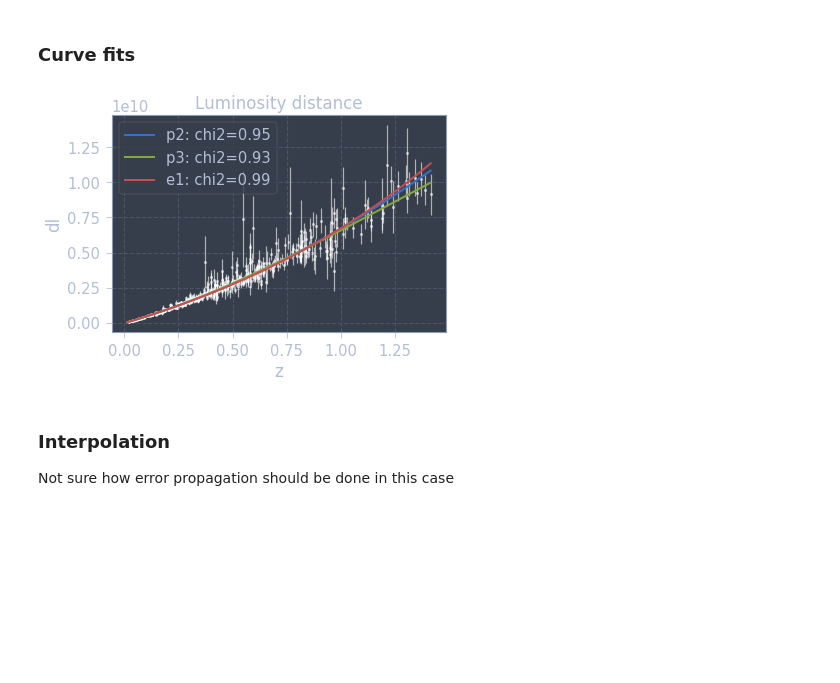
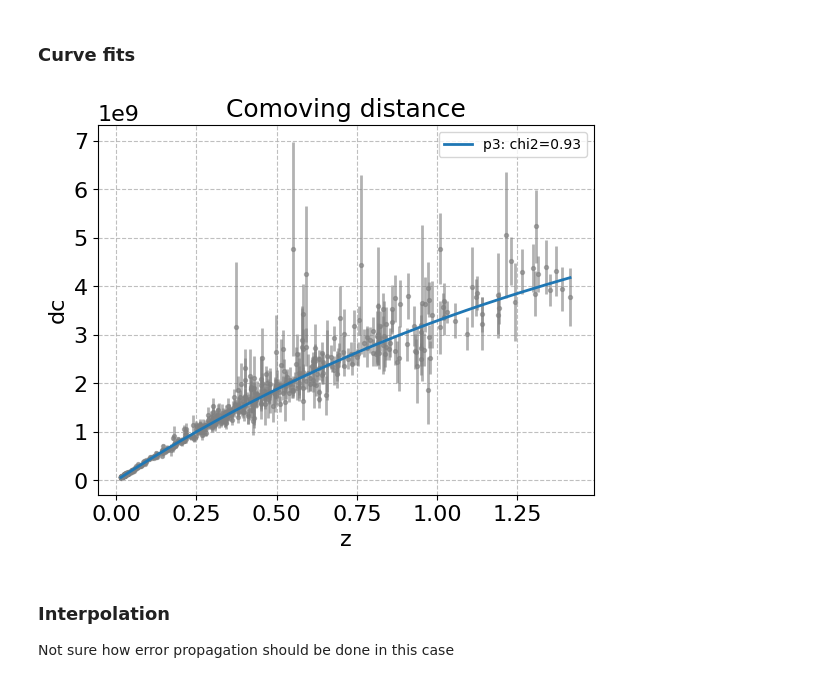
Before and after one commit to modw/isw-from-h, a Jupyter notebook: Getting H(z) from Union catalog.ipynb, the cells around one changed output. Saved outputs shown, nothing was run; the diff lists cells and outputs as text; code cells hidden in the pictures; blank space fills up the shorter version.

```diff
--- a/Getting H(z) from Union catalog.ipynb
+++ b/Getting H(z) from Union catalog.ipynb
@@ -18,6 +17,11 @@ import scipy.optimize as opt
 import scipy.interpolate as itp
 
 %matplotlib inline
+# %%
+# plot style
+import jupyterthemes.jtplot as jtplot
+jtplot.reset()
+plt.style.use('paper')
 # %%
 # reading data and assigning to a pandas dataframe
 # name, redshift, distance modulus, distance modulus error
@@ -67,41 +109,36 @@ plt.title('Luminosity distance');
 ### Curve fits
 # %%
 # curve fit function: returns parameters, covariance matrix of parameters and chi2
-def cfit(f):
-    x, y, y_err = udf[['z','dl','dl_err']].values.T
+def cfit(f,y):
+    """f: function to use for fit;
+    y: str, column to fit for; should have y_err in dataframe"""
+    x, y, y_err = udf[['z',y,y+'_err']].values.T
     popt, pcov = opt.curve_fit(f, x, y, sigma=y_err)
     chi2 = np.sum((f(x,*popt) - y)**2/y_err**2)
     return popt, pcov, chi2
 
 # curve fit plot: plot curve and labels with reduced chi2
-def cf_plot(f , label=None):
-    popt, pcov, chi2 = cfit(f)
+def cf_plot(f, y, label=None):
+    popt, pcov, chi2 = cfit(f,y)
     plt.plot(udf.z,f(udf.z, *popt), lw=2,
              label=label+": chi2={}".format(np.round(chi2/len(udf),decimals=2)))
 
-# fitting functions to test
-def p2(x,c0,c1,c2):
-    return c0 + c1*x + c2*x**2
+# fitting function to test
 
 def p3(x,c0,c1,c2,c3):
     return c0 + c1*x + c2*x**2 + c3*x**3
-
-def e1(x, c0, c1, c2):
-    return c0 + c1*np.exp(c2*x)
 # %%
-# plotting luminosity distance with three fitting functions
+# plotting coming distance with three fitting functions
 # labels show reduced chi square
-udf.plot.scatter(x='z',y='dl',yerr='dl_err',c='white',alpha=0.6,s=8);
-plt.title('Luminosity distance');
+udf.plot.scatter(x='z',y='dc',yerr='dc_err',c='Gray',alpha=0.6,s=8);
+plt.title('Comoving distance');
 
-cf_plot(p2, 'p2')
-cf_plot(p3, 'p3')
-cf_plot(e1, 'e1')
+cf_plot(p3,'dc', 'p3')
 
 plt.legend()
 plt.show()
 # %% [output]
-[figure, old version]
+[figure, new version]
 # %% [markdown]
 ### Interpolation
 Not sure how error propagation should be done in this case
```
Also changed, not shown: parts of 22 cells of this notebook.
